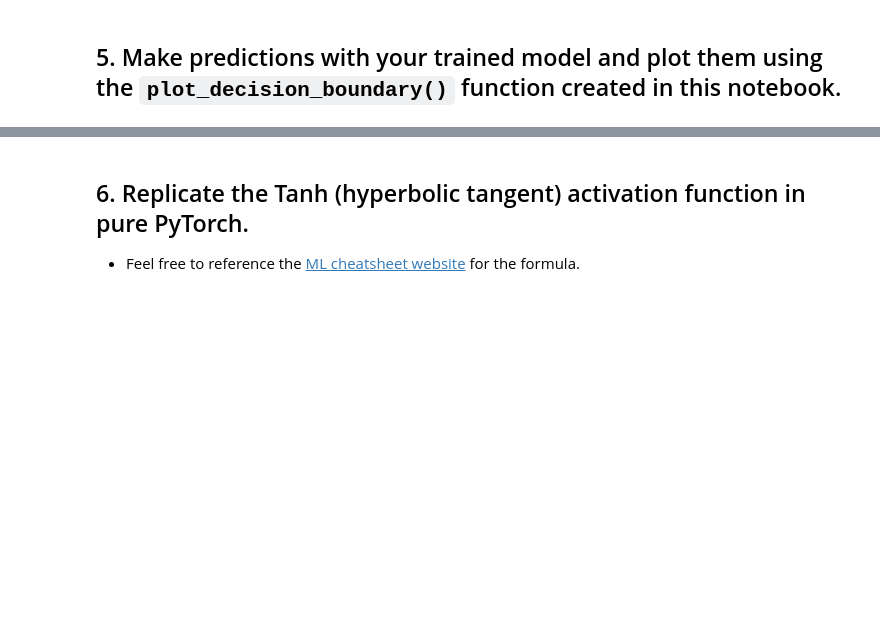
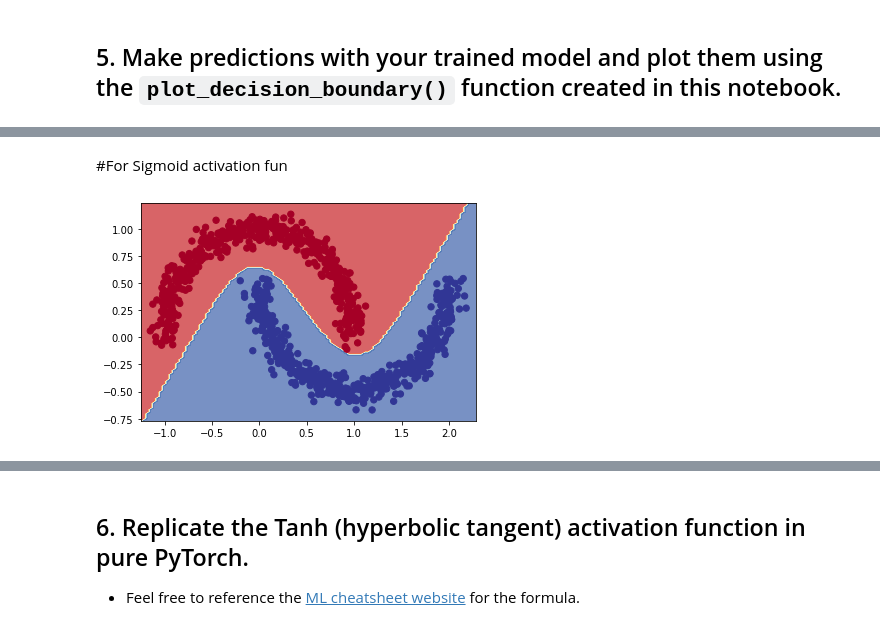
Before and after one commit to MananShukla7/Pytorch-CV, a Jupyter notebook: Make_moon(Binary)_and_Spiral(Multi-Class)_dataset_classification_problem.ipynb, the cells around one changed output, grey strips where cells are left out. Drawn from its saved outputs; the diff is of its cells as text; code cells hidden in the pictures; blank space fills up the shorter version.

```diff
--- a/Make_moon(Binary)_and_Spiral(Multi-Class)_dataset_classification_problem.ipynb
+++ b/Make_moon(Binary)_and_Spiral(Multi-Class)_dataset_classification_problem.ipynb
@@ -281,0 +286,7 @@ plot_decision_boundary(Moon_model,X,y)
+# %% [markdown]
+#For Sigmoid activation fun
+# %%
+#For Sigmoid activation fun
+plot_decision_boundary(Moon_model,X,y)
+# %% [output]
+[figure, added]
```
Also changed, not shown: parts of 22 cells of this notebook.
